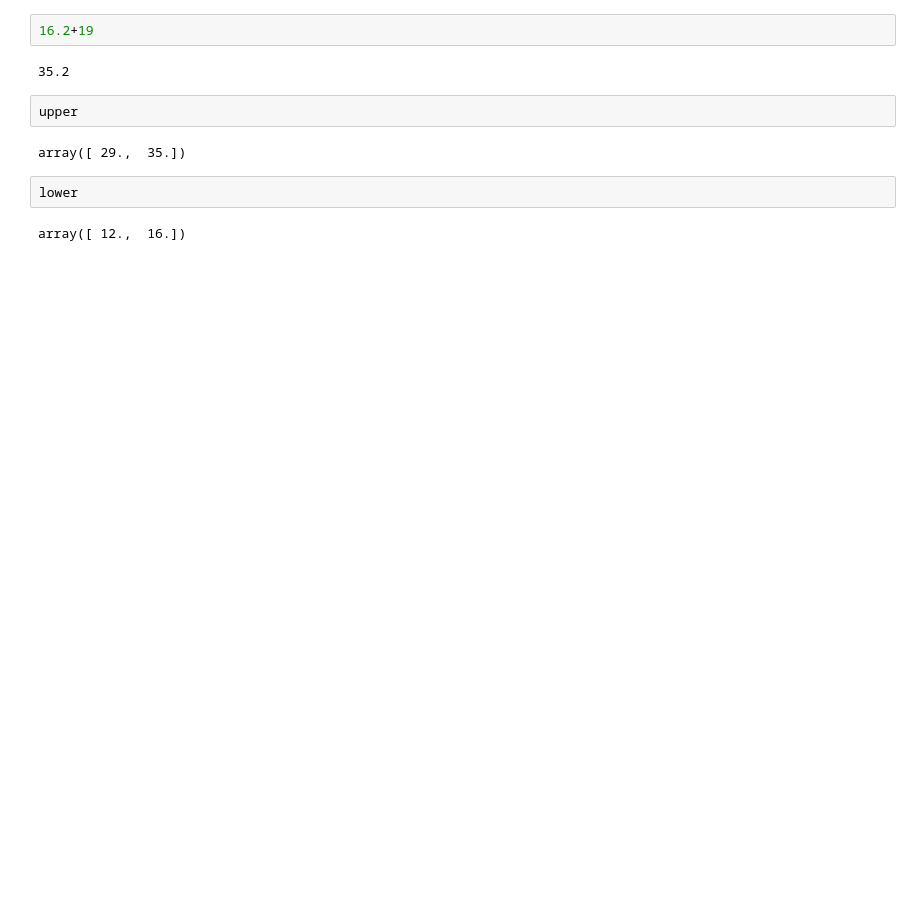
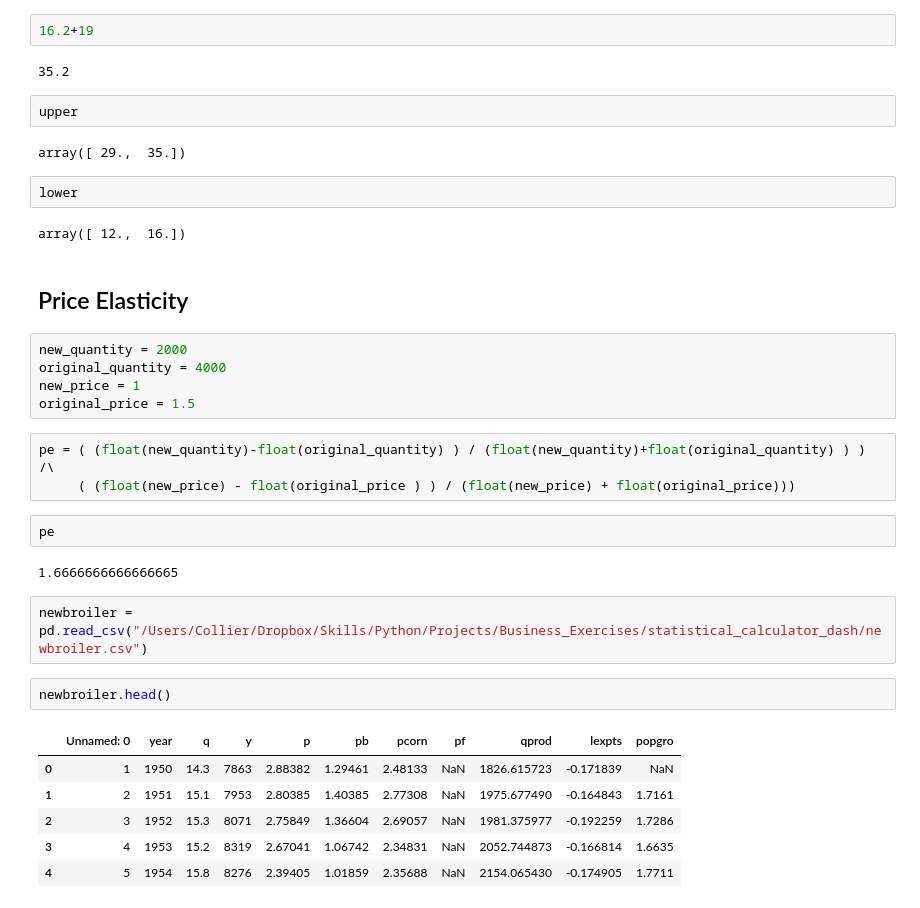
Before and after one commit to CollierKing/statistical_calculator_dash, a Jupyter notebook: Statistical Calculator.ipynb, the cells around one changed output. Cells and saved outputs as stored; diff of their text form; blank space fills up the shorter version.

```diff
--- a/Statistical Calculator.ipynb
+++ b/Statistical Calculator.ipynb
@@ -297,3 +297,28 @@ array([ 29.,  35.])
 lower
 # %% [output]
 array([ 12.,  16.])
+# %% [markdown]
+## Price Elasticity
+# %%
+new_quantity = 2000
+original_quantity = 4000
+new_price = 1
+original_price = 1.5
+# %%
+pe = ( (float(new_quantity)-float(original_quantity) ) / (float(new_quantity)+float(original_quantity) ) ) /\
+     ( (float(new_price) - float(original_price ) ) / (float(new_price) + float(original_price)))
+# %%
+pe
+# %% [output]
+1.6666666666666665
+# %%
+newbroiler = pd.read_csv("/Users/Collier/Dropbox/Skills/Python/Projects/Business_Exercises/statistical_calculator_dash/newbroiler.csv")
+# %%
+newbroiler.head()
+# %% [output]
+|  | Unnamed: 0 | year | q | y | p | pb | pcorn | pf | qprod | lexpts | popgro |
+| 0 | 1 | 1950 | 14.3 | 7863 | 2.88382 | 1.29461 | 2.48133 | NaN | 1826.615723 | -0.171839 | NaN |
+| 1 | 2 | 1951 | 15.1 | 7953 | 2.80385 | 1.40385 | 2.77308 | NaN | 1975.677490 | -0.164843 | 1.7161 |
+| 2 | 3 | 1952 | 15.3 | 8071 | 2.75849 | 1.36604 | 2.69057 | NaN | 1981.375977 | -0.192259 | 1.7286 |
+| 3 | 4 | 1953 | 15.2 | 8319 | 2.67041 | 1.06742 | 2.34831 | NaN | 2052.744873 | -0.166814 | 1.6635 |
+| 4 | 5 | 1954 | 15.8 | 8276 | 2.39405 | 1.01859 | 2.35688 | NaN | 2154.065430 | -0.174905 | 1.7711 |
```
Also changed, not shown: parts of 12 cells of this notebook, 2 other files.
